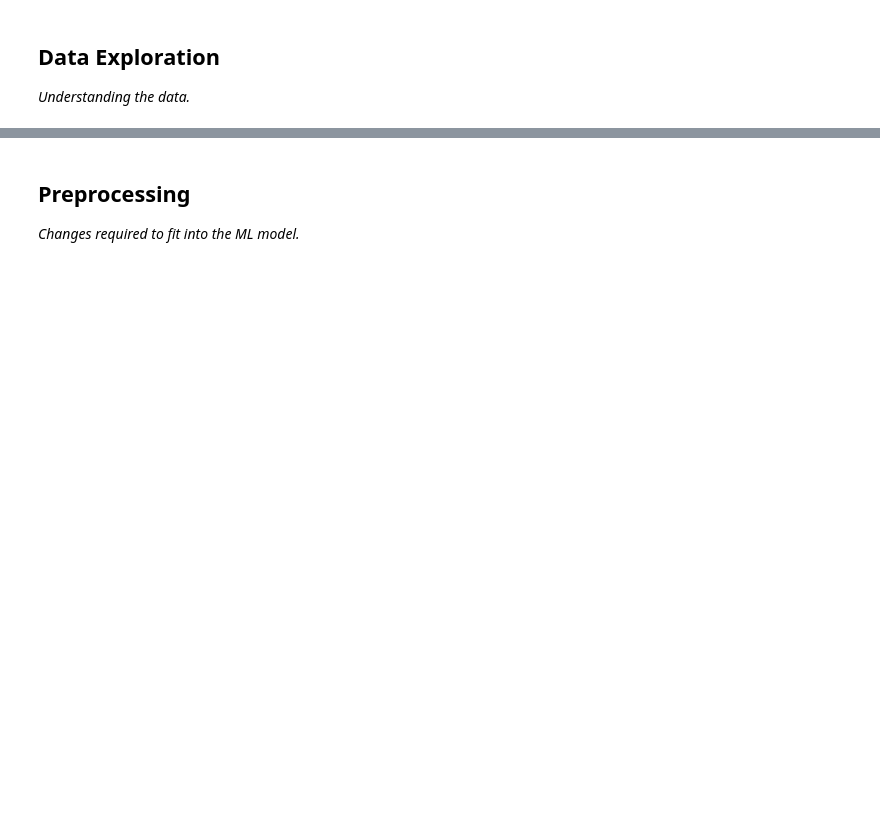
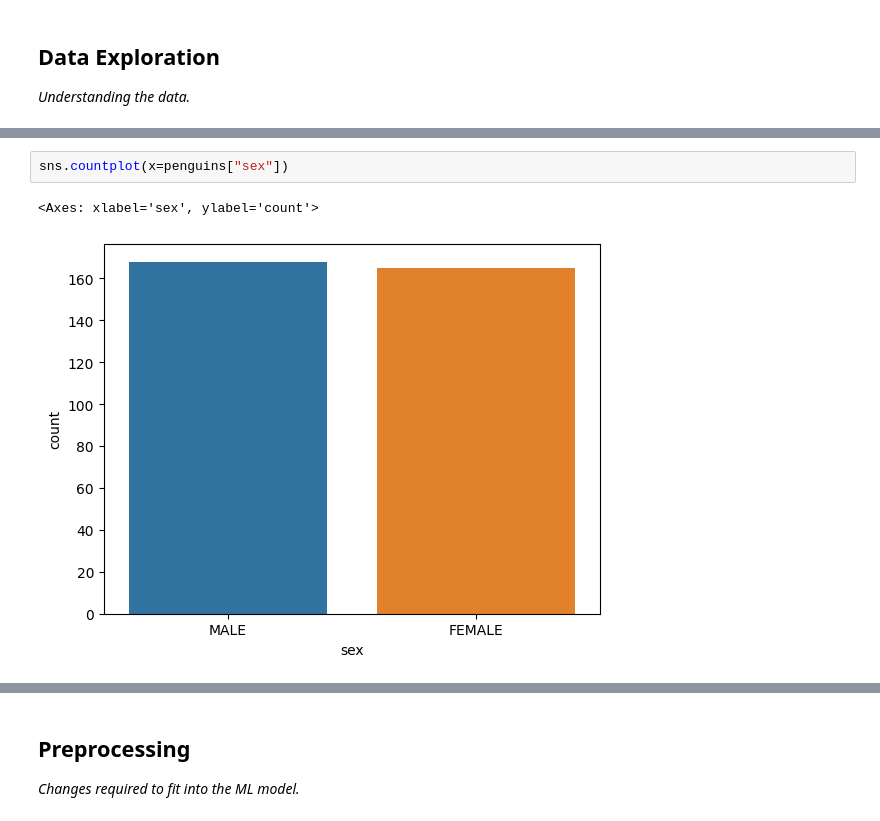
Before and after one commit to Annie-EXE/Machine-Learning-Workshop-Penguin-Data, a Jupyter notebook: ml.ipynb, the cells around one changed output, grey strips where cells are left out. Drawn from its saved outputs; the diff is of its cells as text; blank space fills up the shorter version.

```diff
--- a/ml.ipynb
+++ b/ml.ipynb
@@ -36,3 +50,8 @@ sns.countplot(x=penguins["species"])
+# %%
+sns.countplot(x=penguins["sex"])
+# %% [output]
+<Axes: xlabel='sex', ylabel='count'>
+[figure, added]
 # %%
 # Interesting relationships
 
```
Also changed, not shown: parts of 15 cells of this notebook, 1 other file.
